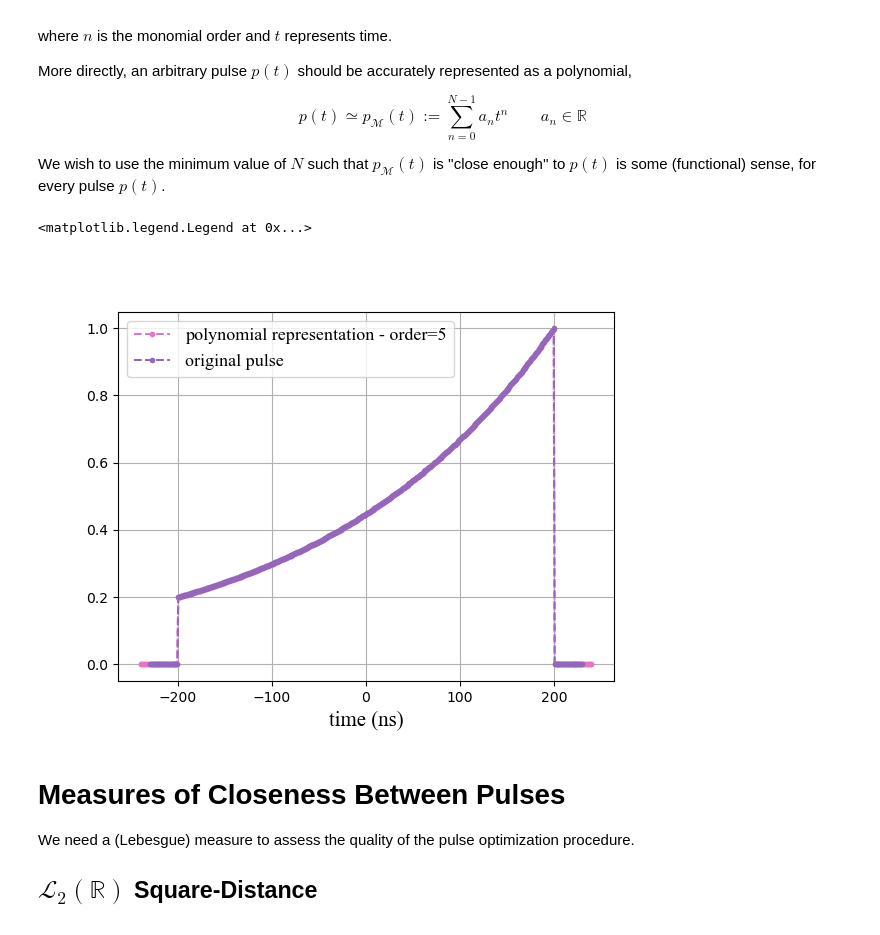
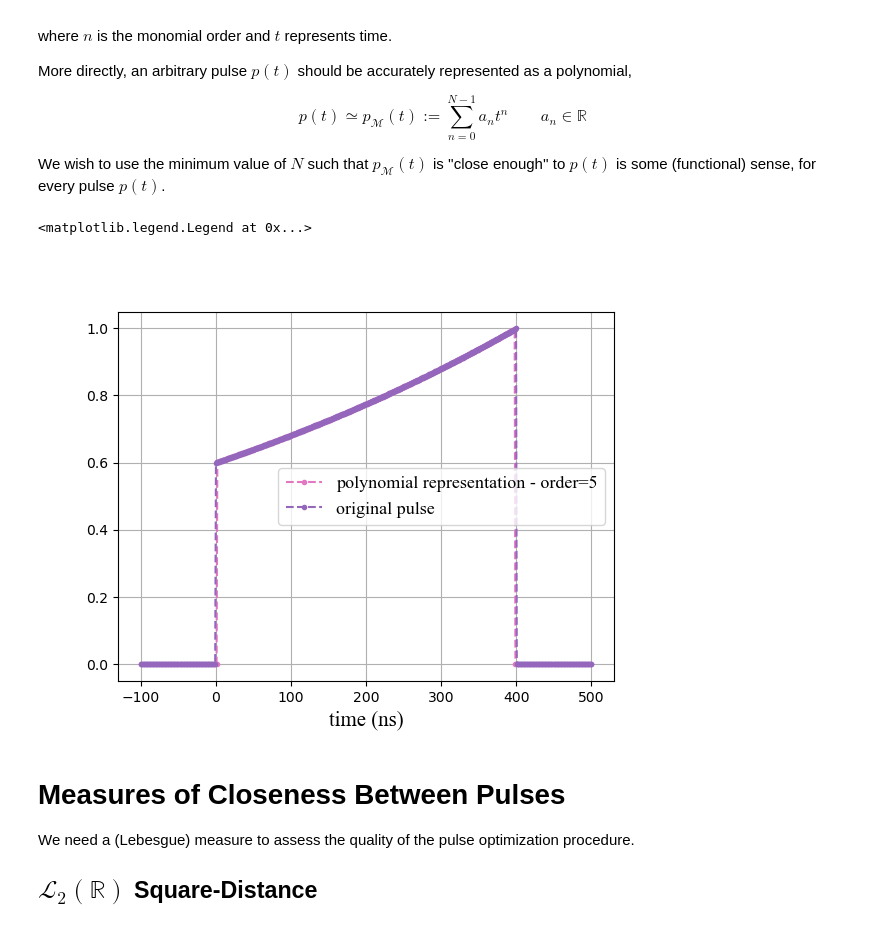
Before and after one commit to Jiedz/Iaji, a Jupyter notebook: Iaji/Physics/Experiment/Optics/Nonlinear/Simulations/simulation_pEDFA_pulse-shape-optimization_gradient-descent.ipynb, the cells around one changed output. Cells and saved outputs as stored; diff of their text form; code cells hidden in the pictures.

```diff
--- a/Iaji/Physics/Experiment/Optics/Nonlinear/Simulations/simulation_pEDFA_pulse-shape-optimization_gradient-descent.ipynb
+++ b/Iaji/Physics/Experiment/Optics/Nonlinear/Simulations/simulation_pEDFA_pulse-shape-optimization_gradient-descent.ipynb
@@ -32,8 +32,8 @@ def get_peak(x, y, relative_threshold:float=1e-5):
     ##Detect peaks in the gradient
     ##--
     peak_indices = scipy.signal.find_peaks(numpy.abs(gradient), threshold=relative_threshold*numpy.min(numpy.abs(gradient)))[0]
-    x = x[peak_indices[0]:peak_indices[-1]]
-    y = y[peak_indices[0]:peak_indices[-1]]
+    x = x[peak_indices[0]+2:peak_indices[-1]-2]
+    y = y[peak_indices[0]+2:peak_indices[-1]-2]
     peak_x = numpy.array(peak_indices)*sampling_period
     return x, y, peak_x
 # %%
@@ -79,30 +79,34 @@ def pulse2polynomial(pulse:Pulse, order, sampling_period, only_peak=True):
     if only_peak:
         time, pulse_sampled, _ = get_peak(time, pulse_sampled)
     poly_fit = numpy.polyfit(time, pulse_sampled, order-1)
-    p_P = numpy.poly1d(poly_fit)
-    return *zero_pad_extend(time, p_P(time), x_extend=(pulse.stop - pulse.start)*0.2, y_extend=pulse_minimum), p_P
+    p = numpy.poly1d(poly_fit)
+    if only_peak:
+        time, p_array = zero_pad_extend(time, p(time), x_extend=sampling_period, y_extend=pulse_minimum)
+    else:
+        time, p_array = (time, p(time))
+    return time, p_array, p
 # %%
 #Test for pulse2polynomial
 p = Pulse()
 p.symbolic.numeric_evaluation_module = "sympy"
-p.set_shape_standard(start=-200e-9, stop=200e-9, window_type="rect", peak_type="exp",\
-                     rise=20e-9, fall=40e-9, initial_level=0.2, final_level=1)
+p.set_shape_standard(start=0, stop=400e-9, window_type="rect", peak_type="exp",\
+                     rise=20e-9, fall=40e-9, initial_level=0.6, final_level=1)
 ts = 1e-9 #acquisition system's sampling period [s]
 fs = numpy.ceil(1/ts*1e-9)*1e9
-t_start, t_stop = (-230e-9, 230e-9)
+t_start, t_stop = (-100e-9, 500e-9)
 fig = pyplot.figure()
 axis = fig.add_subplot(111)
 time, p_sampled = p.sample(t_start, t_stop, fs=fs)
 poly_order = 5
 time_poly, p_poly, polynomial = pulse2polynomial(p, order=5, sampling_period=ts)
 axis.plot(time_poly*1e9, p_poly, linestyle="--", marker=".", color="tab:pink", label="polynomial representation - order=%d"%poly_order)
 axis.plot(time*1e9, p_sampled, linestyle="--", marker=".", color="tab:purple", label="original pulse")
 axis.set_xlabel("time (ns)", font=fonts["axis"])
 axis.grid()
 axis.legend(prop=fonts["legend"])
 # %% [output]
 <matplotlib.legend.Legend at 0x...>
-[figure, old version]
+[figure, new version]
 # %% [markdown]
 # Measures of Closeness Between Pulses
 
```
Also changed, not shown: parts of 14 cells of this notebook, 1 other file.
